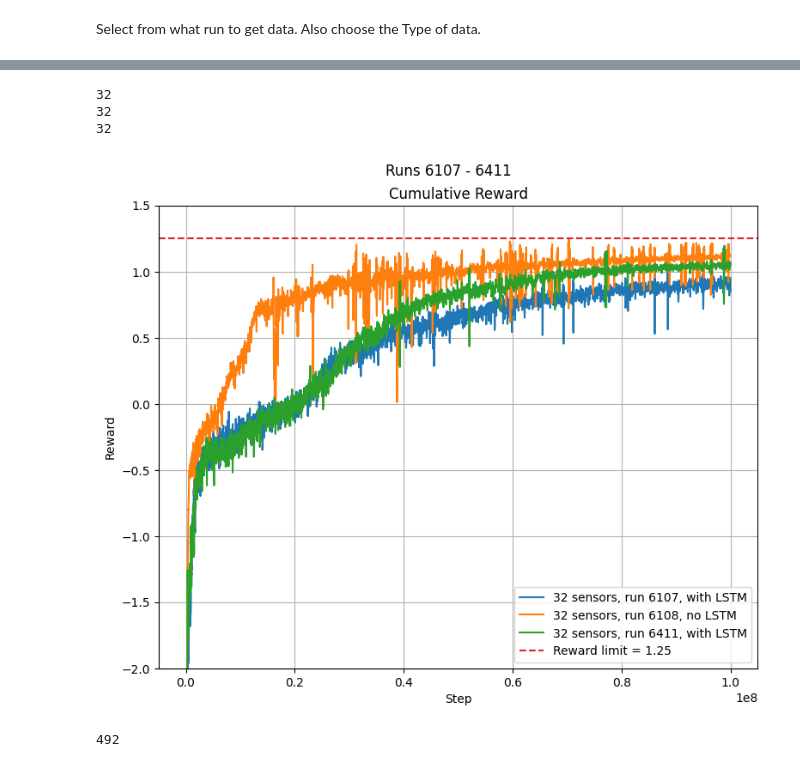
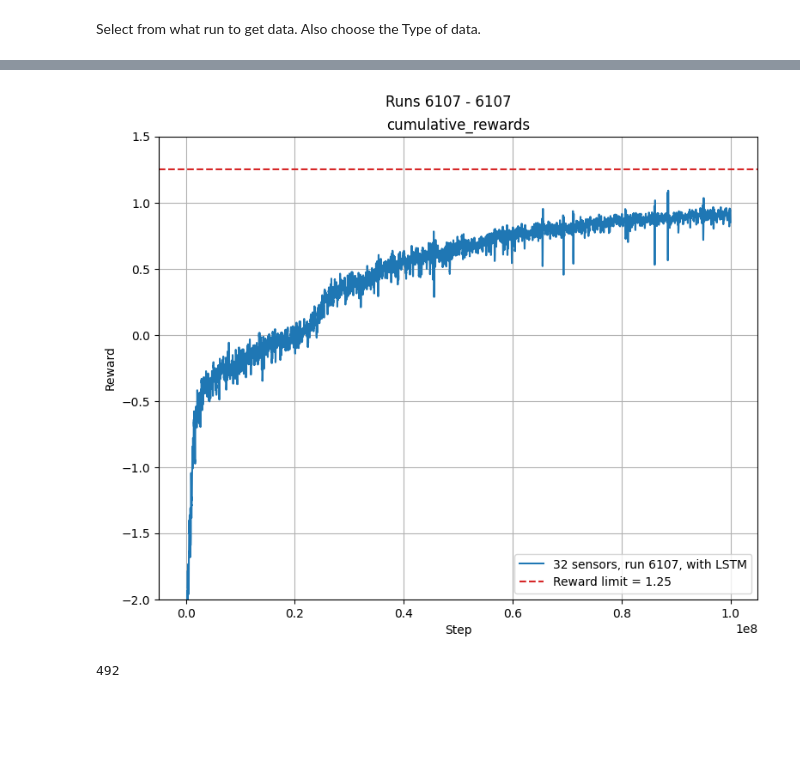
Before and after one commit to muehlefeldt/unity-machine-learning, a Jupyter notebook: python/notebooks/plot.ipynb, the cells around one changed output, grey strips where cells are left out. Saved outputs shown, nothing was run; the diff lists cells and outputs as text; code cells hidden in the pictures; blank space fills up the shorter version.

Commit message:
Plote notebook moved to load pickle summary.

```diff
--- a/python/notebooks/plot.ipynb
+++ b/python/notebooks/plot.ipynb
@@ -45,7 +22,7 @@ list(range(6072, 6081))
 Select from what run to get data. Also choose the Type of data.
 # %%
 multiple_runs = True
-selected_runs: list[int] = [6107, 6108, 6411]
+selected_runs: list[int] = [6107]
 #selected_run = 1000
 plot_step = 5
 plot_all = True
@@ -127,5 +30,21 @@ from scipy.signal import savgol_filter
+# %%
+def get_y_data(summary_dict: dict, id: int, tag: Tag):
+    if tag is Tag.CUMULATIVE_REWARD or Tag.EP_LENGTH:
+        return summary_dict[id]["env"][tag.value]
+    if tag is Tag.DOOR_PASSAGE:
+        return summary_dict[id]["door"][tag.value]
+# %%
+def get_x_data(summary_dict: dict, id: int):
+    return summary_dict[id]["steps"][:-1]
+# %%
+import pickle
+summary_file_path = Path("C:/Users/max.muehlefeldt/Documents/GitHub/unity-machine-learning/python/basic_rl_env/summary_dict.pickle").absolute()
+
+with open(summary_file_path, mode="rb") as file:
+    summary_dict = pickle.load(file)
 # %%
-if len(selected_runs) > 1:
+#if len(selected_runs) > 1:
+if True:
     fig = plt.figure(figsize=(9, 7))
     #fig = plt.figure()
     fig.patch.set_alpha(0.)
@@ -139,13 +58,16 @@ if len(selected_runs) > 1:
     #fig.tight_layout()
 
     for id in selected_runs:
-        sensor_count = content[id]['stats']['sensorCount']
-        print(sensor_count)
+        #sensor_count = content[id]['stats']['sensorCount']
+        sensor_count = summary_dict[id]["file_contents"]["unity_config"]["sensorCount"]
+        #print(sensor_count)
         run_label = f"{sensor_count} sensor" if sensor_count == 1 else f"{sensor_count} sensors, run {id}"
         #run_label = f"{sensor_count} sensor" if sensor_count == 1 else f"{sensor_count} sensors"
         run_label += f", no LSTM" if id == 6108 else ", with LSTM"
-        x = content[id]["x_values"][selected_tag]
-        y = savgol_filter( content[id]["y_values"][selected_tag], 15, 2)
+        #x = content[id]["x_values"][selected_tag]
+        x = get_x_data(summary_dict, id)
+        #y = savgol_filter( content[id]["y_values"][selected_tag], 15, 2)
+        y = savgol_filter( get_y_data(summary_dict, id, selected_tag), 15, 2)
         #x = content[id]["x_values"][selected_tag]
         axs_first.plot(
             x,
@@ -172,37 +94,34 @@ if len(selected_runs) > 1:
         axs_first.set_title("Door passage")
 
     axs_first.set_xlabel("Step")
 
     axs_first.legend()
     axs_first.grid()
 
     #handles, labels = axs_first.get_legend_handles_labels()
     #order = [1, 2, 3, 4, 5, 0, 6]
     #axs_first.legend(
     #    [handles[i] for i in order],
     #    [labels[i] for i in order])
 
     # Second plot.
     #selected_tag = Tag.EP_LENGTH
     #axs_second = fig.add_subplot(gs[1, 0])
     #axs_second.plot(x_values[selected_tag], y_values[selected_tag], color=tag_colors[selected_tag])
     #axs_second.set_title(selected_tag.value.split("/")[-1])
     #axs_second.set_ylim(0, 200)
     #axs_second.set_xlabel("Step")
     #axs_second.set_ylabel("Actions")
     #axs_second.grid()
     #axs_second.legend()
 
     plt.subplots_adjust(hspace=0.4)
     plt.style.use("default")
 
     #plt.savefig(f"{selected_run}_all.pdf")
     fig.savefig(f"{selected_runs[0]}-{selected_runs[-1]}_{selected_tag}.pdf")
 # %% [output]
-32
-32
-32
-[figure, old version]
+[figure, new version]
 # %%
 for tag in y_values:
     assert len(x_values[tag]) == len(y_values[tag])
```
Also changed, not shown: parts of 9 cells of this notebook.
